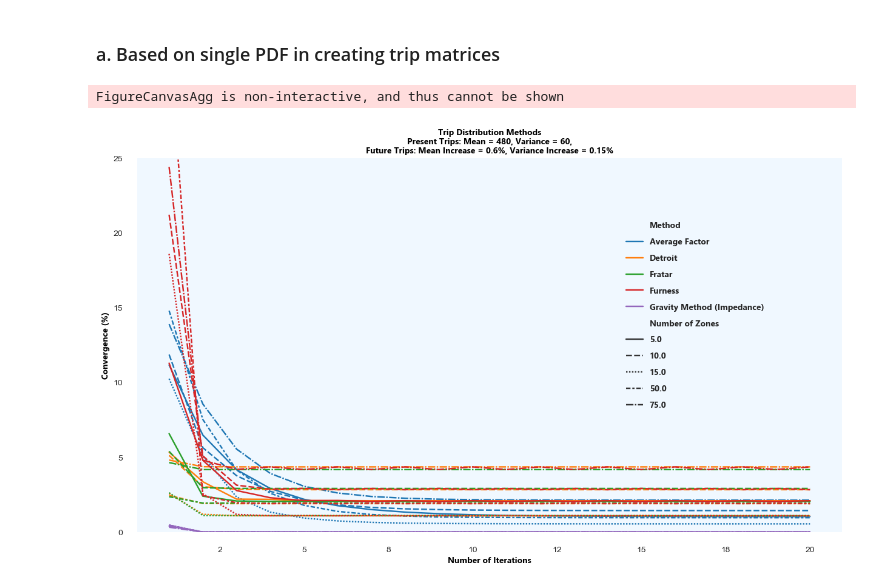
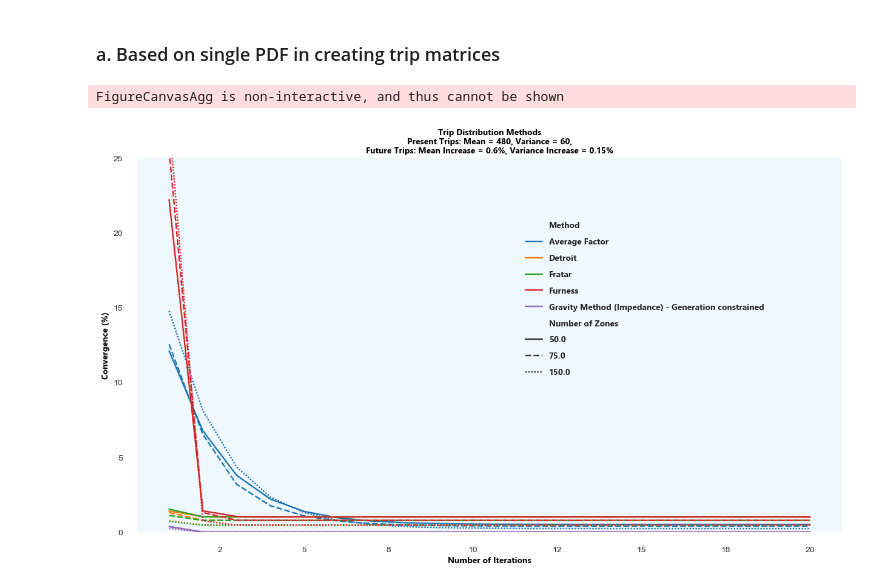
Before and after one commit to glennluigigarcia/Trip_Distribution, a Jupyter notebook: trip_dist.ipynb, the cells around one changed output. Drawn from its saved outputs; the diff is of its cells as text; code cells hidden in the pictures.

Commit message:
Finalized Gravity method - Impedance (Attraction - constrained), fixed Dedicated Convergence test plotting functiion to incorporate kwargs, and removed unnecessary codes

```diff
--- a/trip_dist.ipynb
+++ b/trip_dist.ipynb
@@ -493,7 +510,7 @@ def gm_imp(base_trip_sum, gm_imp_dist, gm_type, gm_iteration):
         for j in range(base_trip_sum.shape[-1]):
             gm_arr_sum[i, j] = base_trip_sum[i, j]
 
-    if gm_type == "ATT":
+    if gm_type == 'GEN':
         for i in range(gm_imp_dist.shape[-2]):
             for j in range(gm_imp_dist.shape[-1]):
                 gm_trip_imp_prod[j, i] = gm_imp_dist[i, j] * gm_arr_sum[i, 1]
@@ -503,16 +520,16 @@ def gm_imp(base_trip_sum, gm_imp_dist, gm_type, gm_iteration):
                 gm_trip_imp_prod[j, i] = gm_imp_dist[i, j] * gm_arr_sum[i, 0]
 
     for t in range((gm_iteration) + 1):
-        if gm_type == "ATT":
+        if gm_type == 'GEN':
             for i in range(gm_imp_dist.shape[-2]):
                 for j in range(gm_imp_dist.shape[-1]):
                     gm_recharging_factor[(gm_imp_dist.shape[-2] * t) + i, j] = gm_trip_imp_prod[(gm_imp_dist.shape[-2] * t) + i, j] / gm_trip_imp_prod[(gm_imp_dist.shape[-2] * t) + i, :].sum()
         else:
             for i in range(gm_imp_dist.shape[-2]):
                 for j in range(gm_imp_dist.shape[-1]):
-                    gm_recharging_factor[(gm_imp_dist.shape[-2] * t) + i, j] = gm_trip_imp_prod[(gm_imp_dist.shape[-2] * t) + i, j] / gm_trip_imp_prod[:, j].sum()
-        # gm_trip_imp_prod[:, 0][0:(0+1) * 7]
-        if gm_type == "ATT":
+                    gm_recharging_factor[(gm_imp_dist.shape[-2] * t) + i, j] = gm_trip_imp_prod[(gm_imp_dist.shape[-2] * t) + i, j] \
+                                                                                / gm_trip_imp_prod[(gm_imp_dist.shape[-2] * t) : (gm_imp_dist.shape[-2] * (t + 1)) , j].sum()
+        if gm_type == 'GEN':
             for i in range(gm_imp_dist.shape[-2]):
                 for j in range(gm_imp_dist.shape[-1]):
                     gm_arr[(gm_imp_dist.shape[-2] * (t + 1)) + i, j] = gm_recharging_factor[(gm_imp_dist.shape[-2] * t) + i, j] *\
@@ -521,7 +538,7 @@ def gm_imp(base_trip_sum, gm_imp_dist, gm_type, gm_iteration):
             for i in range(gm_imp_dist.shape[-2]):
                 for j in range(gm_imp_dist.shape[-1]):
                     gm_arr[(gm_imp_dist.shape[-2] * (t + 1)) + i, j] = gm_recharging_factor[(gm_imp_dist.shape[-2] * t) + i, j] *\
-                                                                        gm_arr_sum[(gm_imp_dist.shape[-2] * t) + i, 1]
+                                                                        gm_arr_sum[(gm_imp_dist.shape[-2] * t) + j, 1]
         mock_arr_sum = np.transpose(np.vstack(
             (gm_arr[
                 (gm_imp_dist.shape[-2] * (t + 1)): (gm_imp_dist.shape[-2] * (t + 2)),
@@ -539,14 +556,14 @@ def gm_imp(base_trip_sum, gm_imp_dist, gm_type, gm_iteration):
         for i in range(base_trip_sum.shape[-2]):
             for j in range(base_trip_sum.shape[-1]):
                 gm_trip_sum_factor[(base_trip_sum.shape[-2] * t) + i, j] = gm_arr_sum[(base_trip_sum.shape[-2] * 0) + i, j] / gm_arr_sum[(base_trip_sum.shape[-2] * (t + 1)) + i, j]        # not advanced
-        if gm_type == "ATT":
+        if gm_type == 'GEN':
             for i in range(gm_imp_dist.shape[-2]):
                 for j in range(gm_imp_dist.shape[-1]):
                     gm_trip_imp_prod[(gm_imp_dist.shape[-2] * (t + 1)) + i, j] = gm_trip_imp_prod[(gm_imp_dist.shape[-2] * t) + i, j] * gm_trip_sum_factor[(gm_imp_dist.shape[-2] * t) + j, 1]
         else:
             for i in range(gm_imp_dist.shape[-2]):
                 for j in range(gm_imp_dist.shape[-1]):
-                    gm_trip_imp_prod[(gm_imp_dist.shape[-2] * (t + 1)) + i, j] = gm_trip_imp_prod[(gm_imp_dist.shape[-2] * t) + i, j] * gm_trip_sum_factor[(gm_imp_dist.shape[-2] * t) + j, 0]
+                    gm_trip_imp_prod[(gm_imp_dist.shape[-2] * (t + 1)) + i, j] = gm_trip_imp_prod[(gm_imp_dist.shape[-2] * t) + i, j] * gm_trip_sum_factor[(gm_imp_dist.shape[-2] * t) + i, 0]
 
     mock_convergence = np.ones((gm_imp_dist.shape[-2], gm_trip_sum_factor.shape[-1]), dtype=float)
 
@@ -631,11 +653,17 @@ def conv_test(dist_func_arr, n_zones, test_pre_mean, test_pre_var, factor_fut_me
                     conv_arr[((i * n_iter) + (len(n_zones) * n_iter * n_method)) + j] = fur(np.array(arr_present[i]), np.array(arr_future[i]), np.array(growth_rate[i]), j + 1)
                     comp_df_method[((i * n_iter) + (len(n_zones) * n_iter * n_method)) + j] = 'Furness'
                     comp_df_zones[((i * n_iter) + (len(n_zones) * n_iter * n_method)) + j] = n_zones[i]
-        elif dist_func_arr[n_method] == 'GMImp':
+        elif dist_func_arr[n_method] == 'GMImp' and gm_type == 'GEN':
             for i in range(len(n_zones)):
                 for j in range(n_iter):
                     conv_arr[((i * n_iter) + (len(n_zones) * n_iter * n_method)) + j] = gm_imp(np.array(arr_total_present[i]), np.array(gm_imp_dist[i]), gm_type=gm_type, gm_iteration=j + 1)
-                    comp_df_method[((i * n_iter) + (len(n_zones) * n_iter * n_method)) + j] = 'Gravity Method (Impedance)'
+                    comp_df_method[((i * n_iter) + (len(n_zones) * n_iter * n_method)) + j] = 'Gravity Method (Impedance) - Generation constrained'
+                    comp_df_zones[((i * n_iter) + (len(n_zones) * n_iter * n_method)) + j] = n_zones[i]
+        elif dist_func_arr[n_method] == 'GMImp' and gm_type == 'ATT':
+            for i in range(len(n_zones)):
+                for j in range(n_iter):
+                    conv_arr[((i * n_iter) + (len(n_zones) * n_iter * n_method)) + j] = gm_imp(np.array(arr_total_present[i]), np.array(gm_imp_dist[i]), gm_type=gm_type, gm_iteration=j + 1)
+                    comp_df_method[((i * n_iter) + (len(n_zones) * n_iter * n_method)) + j] = 'Gravity Method (Impedance) - Attraction constrained'
                     comp_df_zones[((i * n_iter) + (len(n_zones) * n_iter * n_method)) + j] = n_zones[i]
 
     comparison_df = pd.DataFrame({
@@ -674,8 +702,8 @@ def conv_test(dist_func_arr, n_zones, test_pre_mean, test_pre_var, factor_fut_me
     plt.ylim(0,25)
     fig.show()
 # %%
-conv_test(dist_func_arr=['AFM', 'DM', 'FM', 'FurM', 'GMImp'], n_zones=[5,10,15,50,75], test_pre_mean=480, test_pre_var=60,
-          factor_fut_mean=0.6, factor_fut_var=0.15, gm_imp_mean=5000, gm_imp_var=50, gm_type="ATT", n_iter=20)
+conv_test(dist_func_arr=['AFM', 'DM', 'FM', 'FurM', 'GMImp'], n_zones=[50,75,150], test_pre_mean=480, test_pre_var=60,
+          factor_fut_mean=0.6, factor_fut_var=0.15, gm_imp_mean=5000, gm_imp_var=50, gm_type="GEN", n_iter=20)
 # %% [output]
 FigureCanvasAgg is non-interactive, and thus cannot be shown
-[figure, old version]
+[figure, new version]
```
Also changed, not shown: parts of 8 cells of this notebook.
